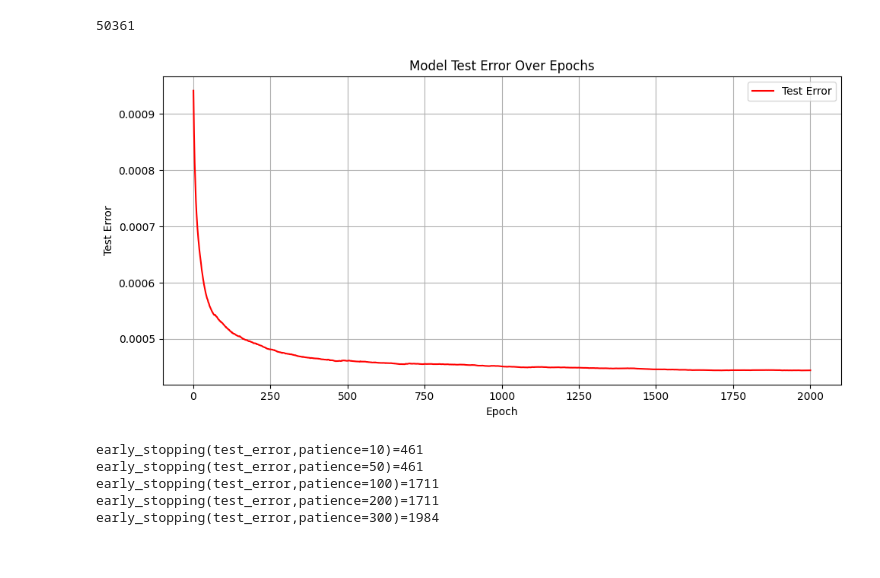
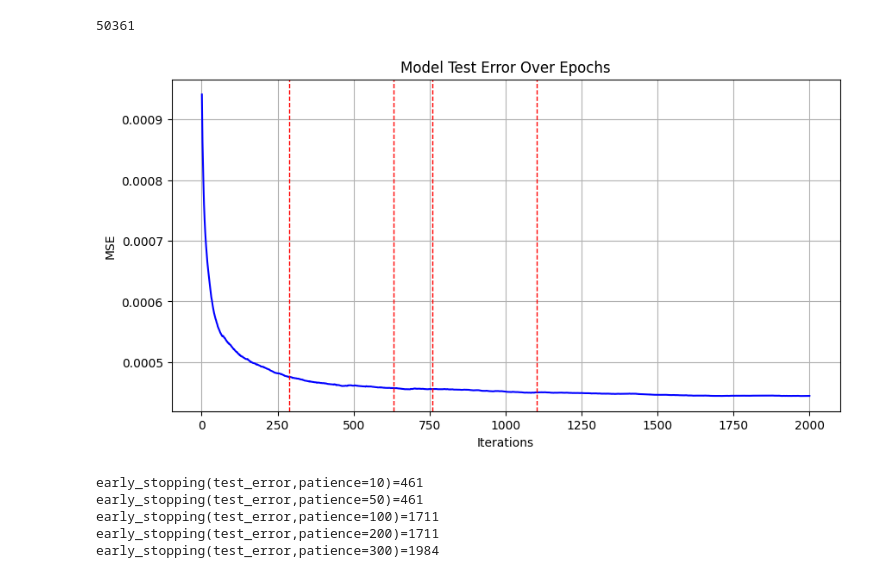
Before and after one commit to Claudio-Me/Path-Boosting-Public, a Jupyter notebook: wrapped_boosting_analysis.ipynb, the cells around one changed output. Saved outputs shown, nothing was run; the diff lists cells and outputs as text; code cells hidden in the pictures.

```diff
--- a/wrapped_boosting_analysis.ipynb
+++ b/wrapped_boosting_analysis.ipynb
@@ -1076,20 +1076,21 @@ print(len(list(paths_in_header)))
 # %%
 import matplotlib.pyplot as plt
 
 # Create the plot
+vertical_lines = [  288, 631, 758, 1103]
 
-plt.figure(figsize=(10, 5))
-plt.plot(range(1,len(test_error)+1), test_error, label='Test Error', color='red')
+fig, ax = plt.subplots(figsize=(10, 5))
+ax.plot(range(1,len(test_error)+1), test_error, label='Test Error', color='blue')
+for x in vertical_lines:
+        ax.axvline(x=x, color='red', linestyle='--', lw=1, label='Overfitting detected' if x == vertical_lines[0] else "")
 
+ax.set_title('Model Test Error Over Epochs')
+ax.set_xlabel('Iterations')
+ax.set_ylabel('MSE')
+ax.grid(True)
 # You can customize the plot to better suit your needs
-plt.title('Model Test Error Over Epochs')
-plt.xlabel('Epoch')
-plt.ylabel('Test Error')
-plt.legend()
-plt.grid(True)
-plt.tight_layout()
 # %% [output]
-[figure, old version]
+[figure, new version]
 # %%
 
 print(f"{early_stopping(test_error,patience=10)=}")
```
Also changed, not shown: 7 other files.
